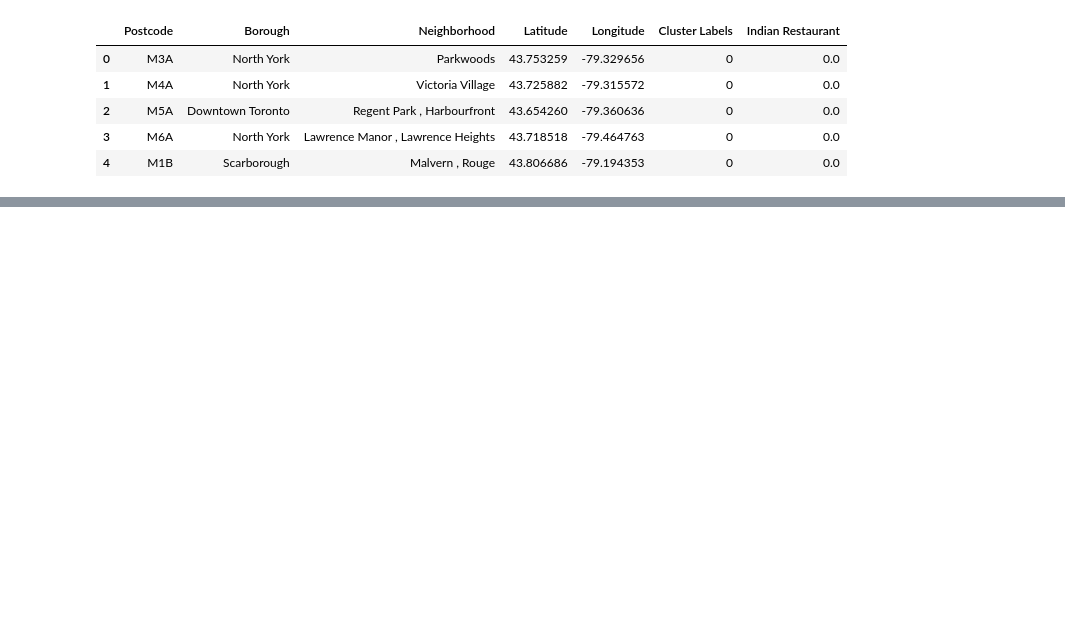
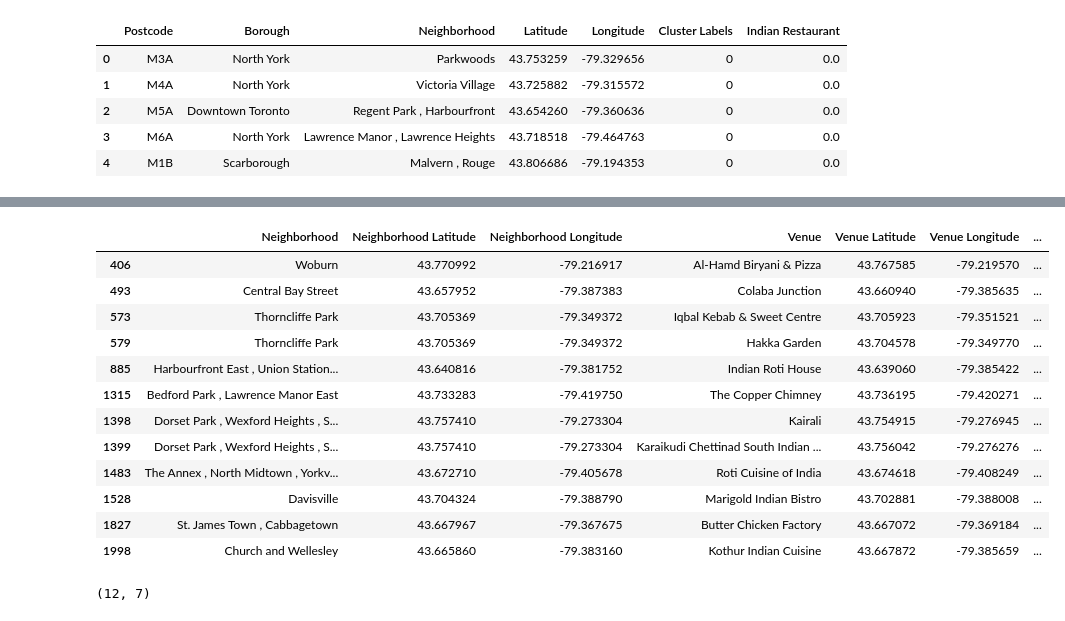
Before and after one commit to Amtul-Aziz/Applied-DS-Capstone, a Jupyter notebook: Final-assessment.ipynb, the cells around one changed output, grey strips where cells are left out. Cells and saved outputs as stored; diff of their text form; code cells hidden in the pictures; blank space fills up the shorter version.

```diff
--- a/Final-assessment.ipynb
+++ b/Final-assessment.ipynb
@@ -665,0 +556,22 @@ toronto_merged1.loc[toronto_merged1['Borough']=='Etobicoke North']
+# %%
+neg_ind= toronto_venues[toronto_venues['Venue Category'] == 'Indian Restaurant']
+# %%
+neg_ind
+# %% [output]
+|  | Neighborhood | Neighborhood Latitude | Neighborhood Longitude | Venue | Venue Latitude | Venue Longitude | ... |
+| 406 | Woburn | 43.770992 | -79.216917 | Al-Hamd Biryani & Pizza | 43.767585 | -79.219570 | ... |
+| 493 | Central Bay Street | 43.657952 | -79.387383 | Colaba Junction | 43.660940 | -79.385635 | ... |
+| 573 | Thorncliffe Park | 43.705369 | -79.349372 | Iqbal Kebab & Sweet Centre | 43.705923 | -79.351521 | ... |
+| 579 | Thorncliffe Park | 43.705369 | -79.349372 | Hakka Garden | 43.704578 | -79.349770 | ... |
+| 885 | Harbourfront East , Union Station... | 43.640816 | -79.381752 | Indian Roti House | 43.639060 | -79.385422 | ... |
+| 1315 | Bedford Park , Lawrence Manor East | 43.733283 | -79.419750 | The Copper Chimney | 43.736195 | -79.420271 | ... |
+| 1398 | Dorset Park , Wexford Heights , S... | 43.757410 | -79.273304 | Kairali | 43.754915 | -79.276945 | ... |
+| 1399 | Dorset Park , Wexford Heights , S... | 43.757410 | -79.273304 | Karaikudi Chettinad South Indian ... | 43.756042 | -79.276276 | ... |
+| 1483 | The Annex , North Midtown , Yorkv... | 43.672710 | -79.405678 | Roti Cuisine of India | 43.674618 | -79.408249 | ... |
+| 1528 | Davisville | 43.704324 | -79.388790 | Marigold Indian Bistro | 43.702881 | -79.388008 | ... |
+| 1827 | St. James Town , Cabbagetown | 43.667967 | -79.367675 | Butter Chicken Factory | 43.667072 | -79.369184 | ... |
+| 1998 | Church and Wellesley | 43.665860 | -79.383160 | Kothur Indian Cuisine | 43.667872 | -79.385659 | ... |
+# %%
+neg_ind.shape
+# %% [output]
+(12, 7)
```
Also changed, not shown: parts of 35 cells of this notebook.
